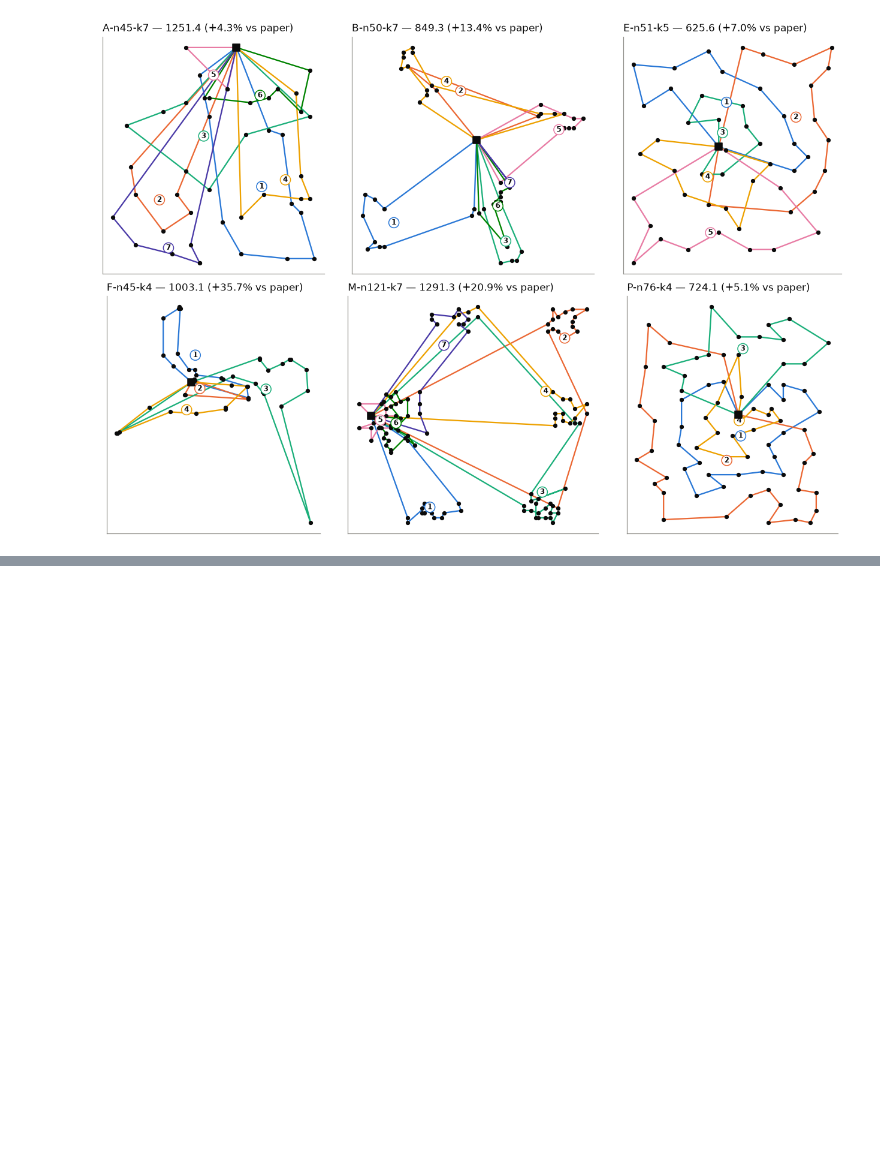
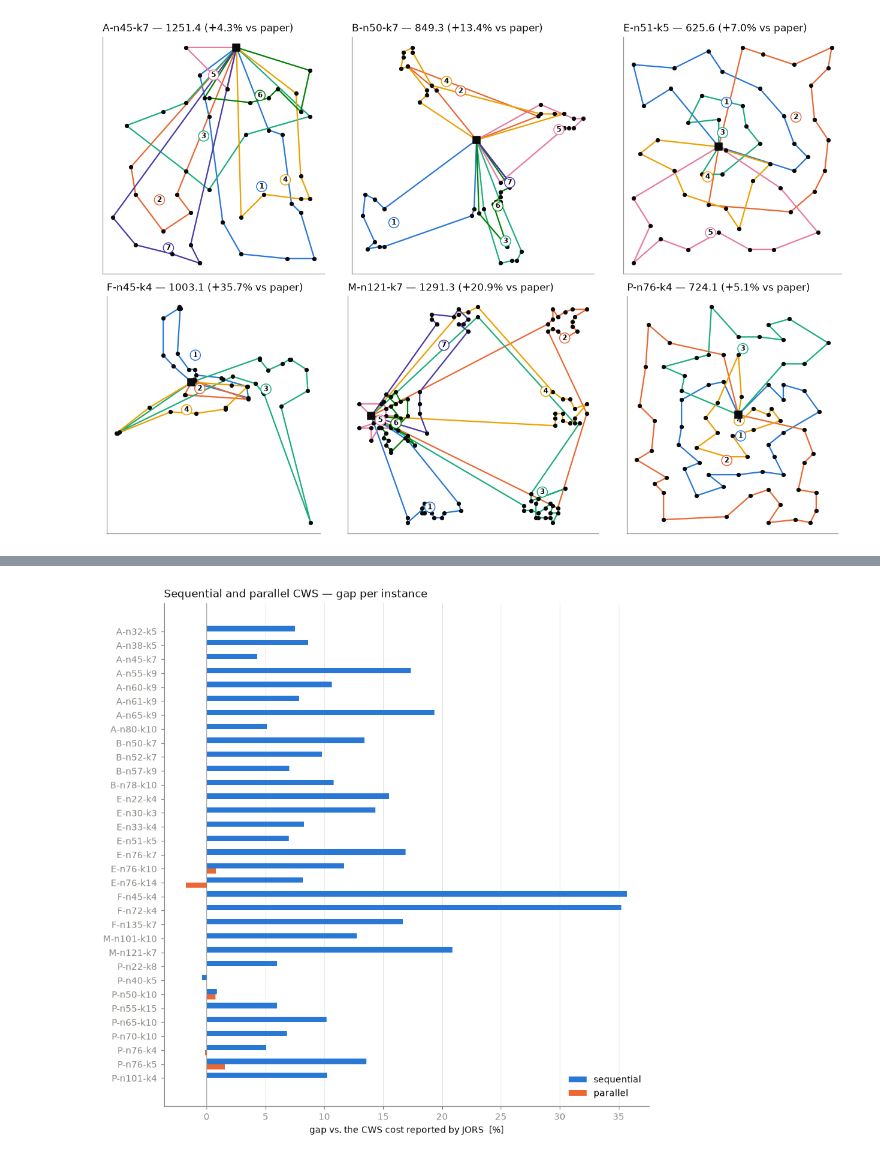
Before and after one commit to Inurria979/Heuristic-Algorithms-in-Transport-and-Finance, a Jupyter notebook: VRP/src/vrp.ipynb, the cells around one changed output, grey strips where cells are left out. Drawn from its saved outputs; the diff is of its cells as text; code cells hidden in the pictures; blank space fills up the shorter version.

```diff
--- a/VRP/src/vrp.ipynb
+++ b/VRP/src/vrp.ipynb
@@ -377,0 +429,24 @@ plt.show()
+# %%
+par_rows = []
+par_solutions = {}
+for inst in vrp.CAPACITY:
+    xy, q, cap = vrp.load_instance(inst)
+    d = vrp.distance_matrix(xy)
+    t0 = time.perf_counter()
+    sol = vrp.parallel_cws(d, q, cap)
+    elapsed = time.perf_counter() - t0
+    assert vrp.is_feasible(sol, q, cap), inst
+    par_solutions[inst] = (xy, sol)
+    par_rows.append({"instance": inst, "par_routes": len(sol),
+                     "par_cost": vrp.solution_cost(sol, d), "par_time_ms": 1000 * elapsed})
+
+comparison = results[["family", "nodes", "capacity", "routes", "cost", "paper_cws", "bks"]].rename(
+    columns={"routes": "seq_routes", "cost": "seq_cost"}).join(pd.DataFrame(par_rows).set_index("instance"))
+comparison["gap_seq_paper_cws_%"] = 100 * (comparison.seq_cost - comparison.paper_cws) / comparison.paper_cws
+comparison["gap_par_paper_cws_%"] = 100 * (comparison.par_cost - comparison.paper_cws) / comparison.paper_cws
+comparison["gap_par_bks_%"] = 100 * (comparison.par_cost - comparison.bks) / comparison.bks
+comparison["improvement_par_vs_seq_%"] = 100 * (comparison.seq_cost - comparison.par_cost) / comparison.seq_cost
+
+comparison.round(2).to_csv(RESULTS_DIR / "cws_comparison.csv")
+comparison[["seq_cost", "par_cost", "paper_cws", "par_routes", "gap_seq_paper_cws_%",
+            "gap_par_paper_cws_%", "gap_par_bks_%"]].round(2)
@@ -377,0 +490,18 @@ plt.show()
+# %%
+fig, ax = plt.subplots(figsize=(8, 8))
+y = np.arange(len(comparison))[::-1]
+h = 0.38
+ax.barh(y + h / 2, comparison["gap_seq_paper_cws_%"], height=h, color=ROUTE_COLORS[0], label="sequential")
+ax.barh(y - h / 2, comparison["gap_par_paper_cws_%"], height=h, color=ROUTE_COLORS[1], label="parallel")
+ax.axvline(0, color=MUTED, lw=0.8)
+ax.set_yticks(y, comparison.index)
+ax.set_xlabel("gap vs. the CWS cost reported by JORS  [%]")
+ax.set_title("Sequential and parallel CWS — gap per instance", loc="left", color=INK)
+ax.grid(axis="x", color="#e5e4e0", lw=0.6)
+ax.set_axisbelow(True)
+ax.legend(frameon=False, loc="lower right")
+fig.tight_layout()
+fig.savefig(FIG_DIR / "cws_gap_comparison.png", bbox_inches="tight")
+plt.show()
+# %% [output]
+[figure, added]
```
Also changed, not shown: parts of 12 cells of this notebook, 8 other files.
